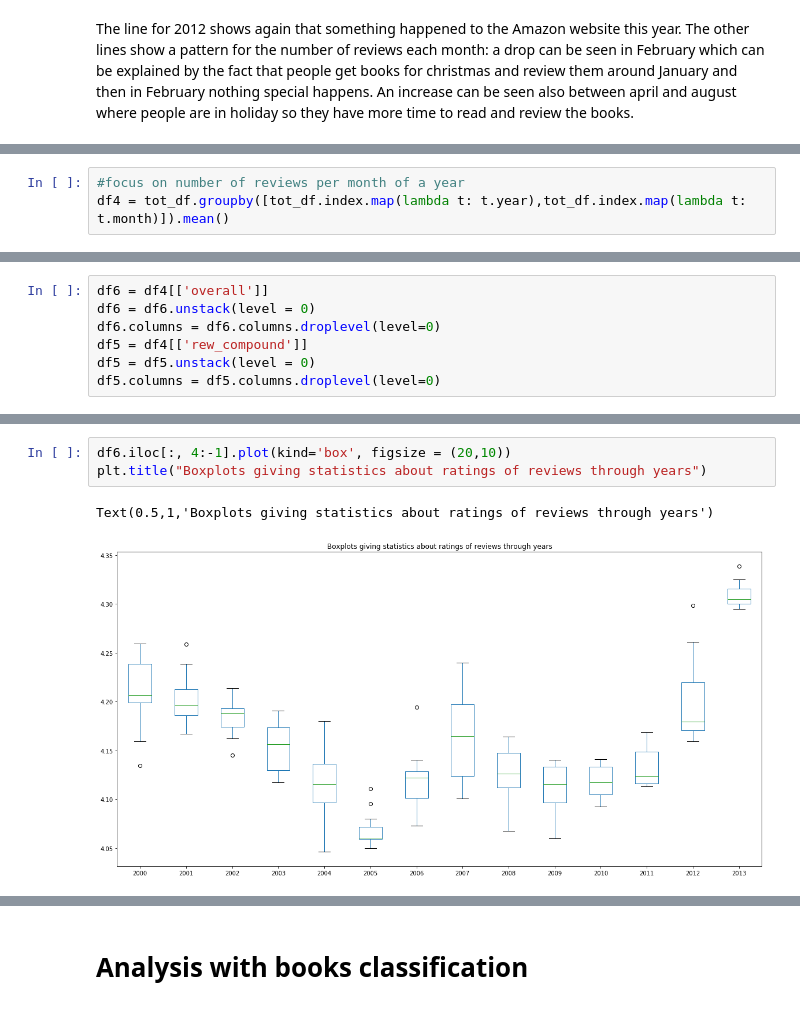
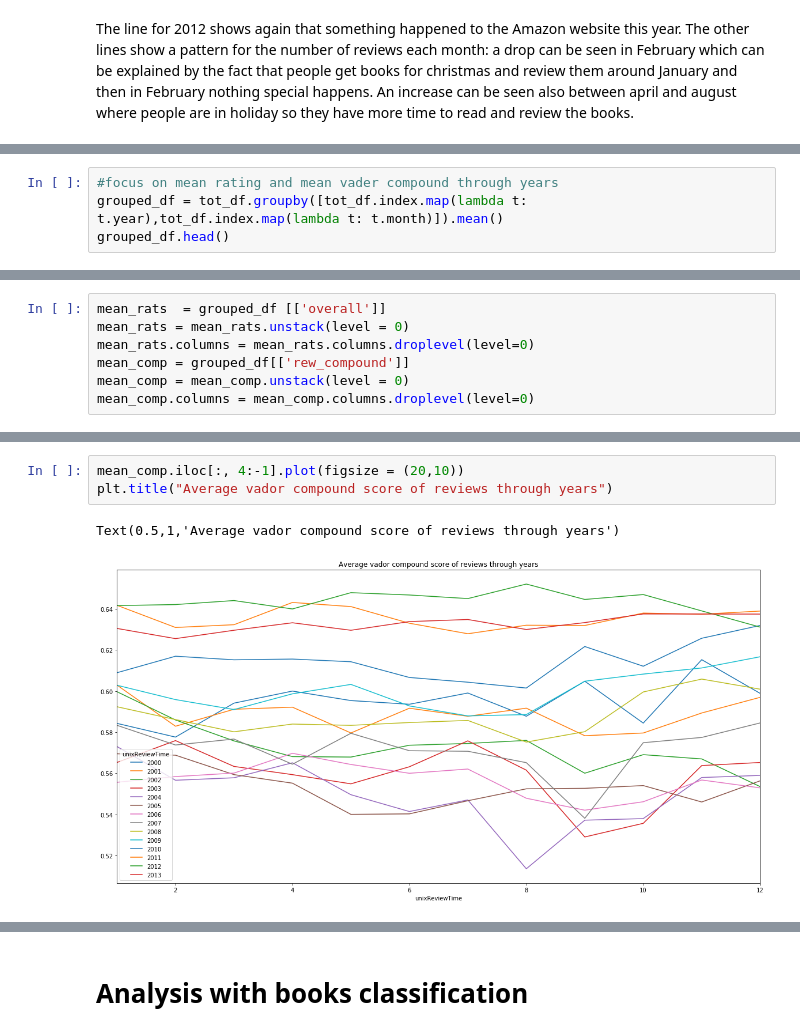
Before and after one commit to adamkozak/ADA2017-project, a Jupyter notebook: Project/Data_processing_milestone3.ipynb, the cells around one changed output, grey strips where cells are left out. Drawn from its saved outputs; the diff is of its cells as text.

```diff
--- a/Project/Data_processing_milestone3.ipynb
+++ b/Project/Data_processing_milestone3.ipynb
@@ -1100,3 +1083,4 @@ df4 = tot_df.groupby([tot_df.index.map(lambda t: t.year)]).plot(kind='box', figs
 # %%
-#focus on number of reviews per month of a year
-df4 = tot_df.groupby([tot_df.index.map(lambda t: t.year),tot_df.index.map(lambda t: t.month)]).mean()
+#focus on mean rating and mean vader compound through years
+grouped_df = tot_df.groupby([tot_df.index.map(lambda t: t.year),tot_df.index.map(lambda t: t.month)]).mean()
+grouped_df.head()
@@ -1113,7 +1095,7 @@ df4.head()
 # %%
-df6 = df4[['overall']]
-df6 = df6.unstack(level = 0)
-df6.columns = df6.columns.droplevel(level=0)
-df5 = df4[['rew_compound']]
-df5 = df5.unstack(level = 0)
-df5.columns = df5.columns.droplevel(level=0)
+mean_rats  = grouped_df [['overall']]
+mean_rats = mean_rats.unstack(level = 0)
+mean_rats.columns = mean_rats.columns.droplevel(level=0)
+mean_comp = grouped_df[['rew_compound']]
+mean_comp = mean_comp.unstack(level = 0)
+mean_comp.columns = mean_comp.columns.droplevel(level=0)
@@ -1141,6 +1109,6 @@ nbr_reviews_yr_rats
 # %%
-df6.iloc[:, 4:-1].plot(kind='box', figsize = (20,10))
-plt.title("Boxplots giving statistics about ratings of reviews through years")
+mean_comp.iloc[:, 4:-1].plot(figsize = (20,10))
+plt.title("Average vador compound score of reviews through years")
 # %% [output]
-Text(0.5,1,'Boxplots giving statistics about ratings of reviews through years')
+Text(0.5,1,'Average vador compound score of reviews through years')
-[figure, old version]
+[figure, new version]
```
Also changed, not shown: parts of 8 cells of this notebook.
